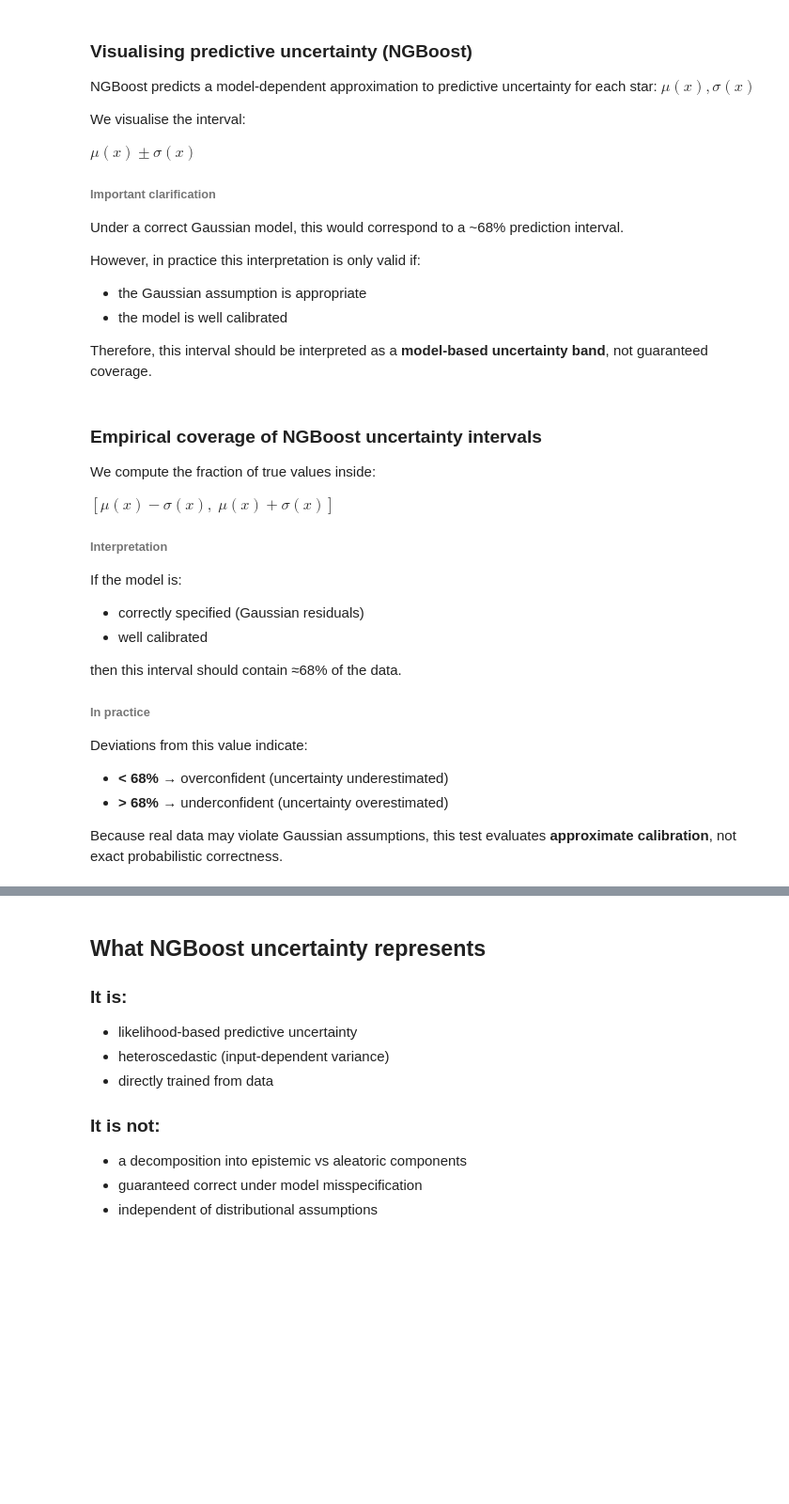
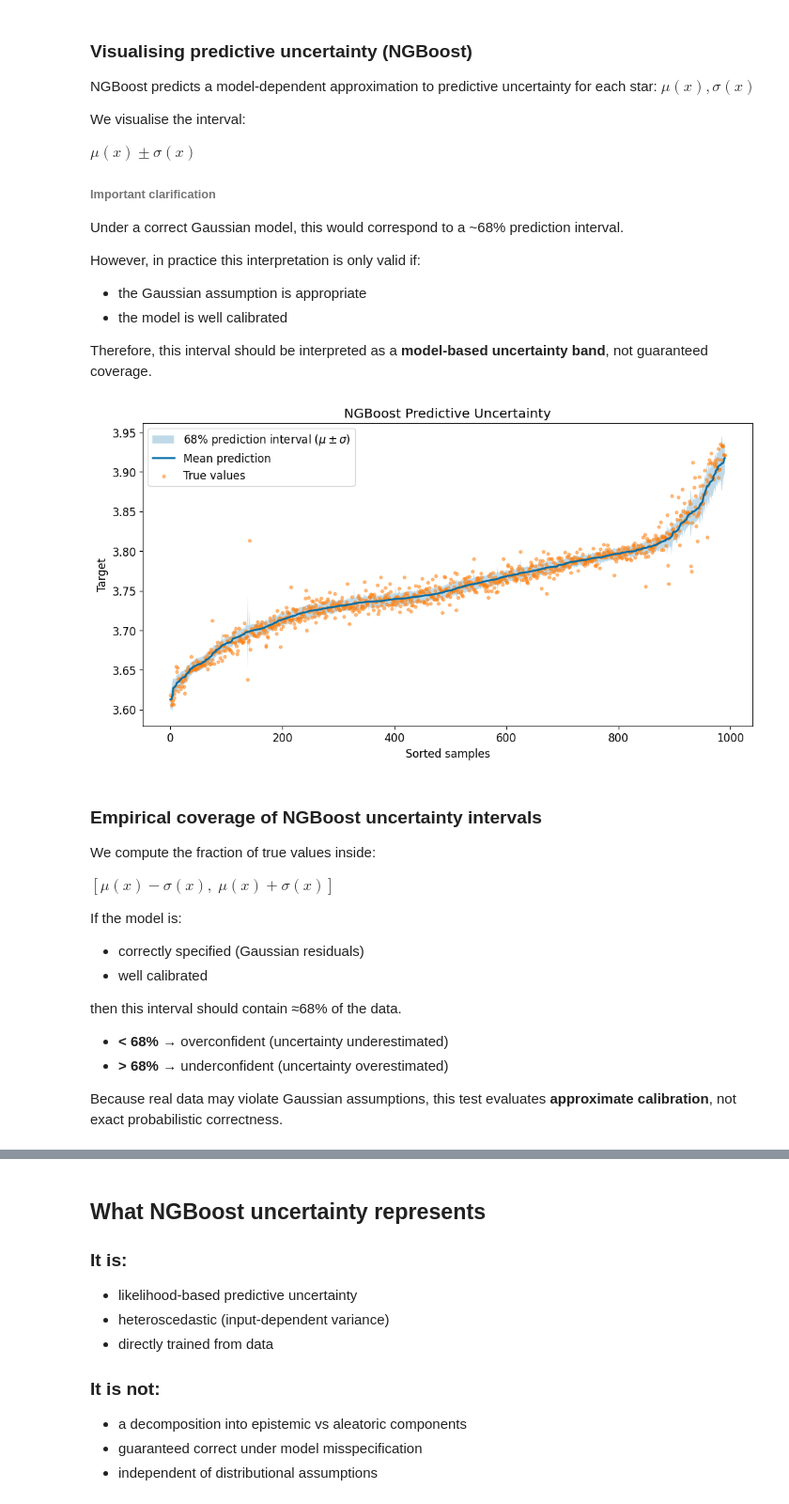
Before and after one commit to marco-celoria/ML4Astrophysics, a Jupyter notebook: lectures/notebook_3.ipynb, the cells around one changed output, grey strips where cells are left out. Shown at 94% size. Saved outputs shown, nothing was run; the diff lists cells and outputs as text; code cells hidden in the pictures; blank space fills up the shorter version.

```diff
--- a/lectures/notebook_3.ipynb
+++ b/lectures/notebook_3.ipynb
@@ -961,44 +896,43 @@ Therefore, this interval should be interpreted as a **model-based uncertainty ba
 # %%
 # predictions
 ngb_low_pred_test  = ngb_mean_pred_test - ngb_std_pred_test
 ngb_high_pred_test = ngb_mean_pred_test + ngb_std_pred_test
 
 # sort by prediction (IMPORTANT for clean plot)
 idx = np.argsort(ngb_mean_pred_test)
 
 ngb_low_pred_test_sorted  = ngb_low_pred_test[idx]
 ngb_mean_pred_test_sorted = ngb_mean_pred_test[idx]
 ngb_high_pred_test_sorted = ngb_high_pred_test[idx]
 
 y_true_sorted = y_test[idx]
 x = np.arange(len(ngb_mean_pred_test))
 
 plt.figure(figsize=(12,6))
 
 # uncertainty band
-plt.fill_between(x, ngb_low_pred_test_sorted, ngb_high_pred_test_sorted, alpha=0.25, label=r"68% prediction interval $(\mu\pm\sigma)$")
+plt.fill_between(x, ngb_low_pred_test_sorted, ngb_high_pred_test_sorted, alpha=0.25,
+                 label=r"68% prediction interval $(\mu\pm\sigma)$")
 
 # median prediction
 plt.plot(x, ngb_mean_pred_test_sorted, label="Mean prediction", linewidth=2)
 
 # true values
 plt.scatter(x, y_true_sorted, s=10, alpha=0.5, label="True values")
 
 plt.legend()
 plt.title("NGBoost Predictive Uncertainty")
 plt.xlabel("Sorted samples")
 plt.ylabel("Target")
 plt.show()
+# %% [output]
+[figure, added]
 # %% [markdown]
 ### Empirical coverage of NGBoost uncertainty intervals
 
 We compute the fraction of true values inside:
 
-$
-[\mu(x) - \sigma(x), \; \mu(x) + \sigma(x)]
-$
-
-###### Interpretation
+$[\mu(x) - \sigma(x), \; \mu(x) + \sigma(x)]$
 
 If the model is:
 
@@ -1007,10 +941,6 @@ If the model is:
 
 then this interval should contain ≈68% of the data.
 
-###### In practice
-
-Deviations from this value indicate:
-
 * **< 68%** → overconfident (uncertainty underestimated)
 * **> 68%** → underconfident (uncertainty overestimated)
 
```
Also changed, not shown: parts of 39 cells of this notebook, 4 other files.
